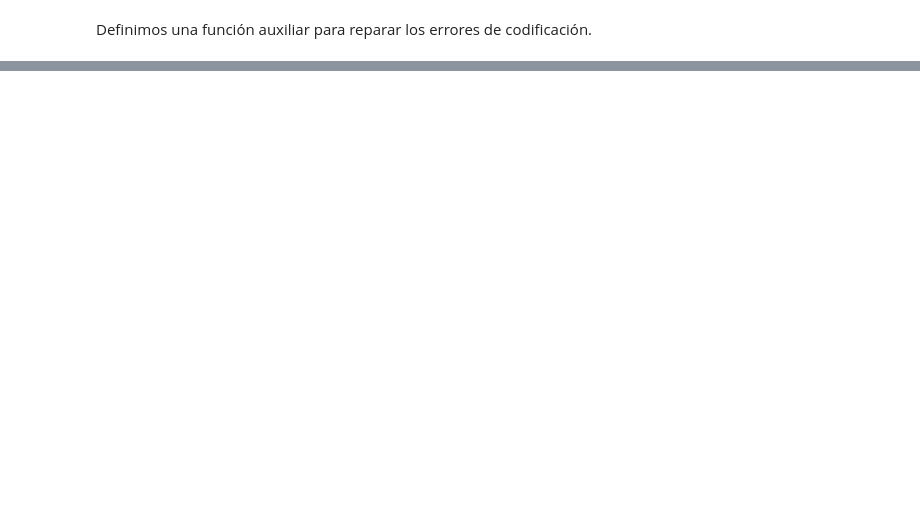
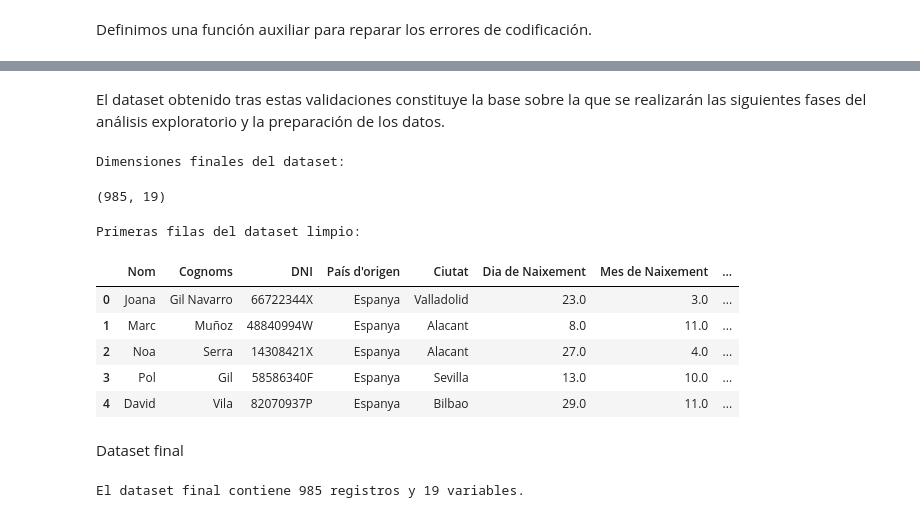
Before and after one commit to Leima20/Sprint_8_Leidy_Pimentel, a Jupyter notebook: Sprint_8.ipynb, the cells around one changed output, grey strips where cells are left out. Cells and saved outputs as stored; diff of their text form; code cells hidden in the pictures; blank space fills up the shorter version.

```diff
--- a/Sprint_8.ipynb
+++ b/Sprint_8.ipynb
@@ -436,0 +778,16 @@ for fila, lista in errores.items():
+# %%
+# Mostrar el registro antes de eliminarlo
+
+print("Registro con información irrecuperable:")
+
+display(df.loc[[1006]])
+
+# Eliminar el registro
+
+df = df.drop(index=1006)
+
+print("\nSe ha eliminado el registro 1006 por contener información irrecuperable.")
+
+print("\nDimensiones finales del dataset:")
+
+display(df.shape)
@@ -436,0 +818,26 @@ for fila, lista in errores.items():
+# %% [markdown]
+El dataset obtenido tras estas validaciones constituye la base sobre la que se realizarán las siguientes fases del análisis exploratorio y la preparación de los datos.
+# %%
+print("Dimensiones finales del dataset:")
+
+display(df.shape)
+
+print("\nPrimeras filas del dataset limpio:")
+
+display(df.head())
+# %% [output]
+Dimensiones finales del dataset:
+(985, 19)
+Primeras filas del dataset limpio:
+|  | Nom | Cognoms | DNI | País d'origen | Ciutat | Dia de Naixement | Mes de Naixement | ... |
+| 0 | Joana | Gil Navarro | 66722344X | Espanya | Valladolid | 23.0 | 3.0 | ... |
+| 1 | Marc | Muñoz | 48840994W | Espanya | Alacant | 8.0 | 11.0 | ... |
+| 2 | Noa | Serra | 14308421X | Espanya | Alacant | 27.0 | 4.0 | ... |
+| 3 | Pol | Gil | 58586340F | Espanya | Sevilla | 13.0 | 10.0 | ... |
+| 4 | David | Vila | 82070937P | Espanya | Bilbao | 29.0 | 11.0 | ... |
+# %% [markdown]
+Dataset final
+# %%
+print(f"El dataset final contiene {df.shape[0]} registros y {df.shape[1]} variables.")
+# %% [output]
+El dataset final contiene 985 registros y 19 variables.
```
Also changed, not shown: parts of 76 cells of this notebook.
